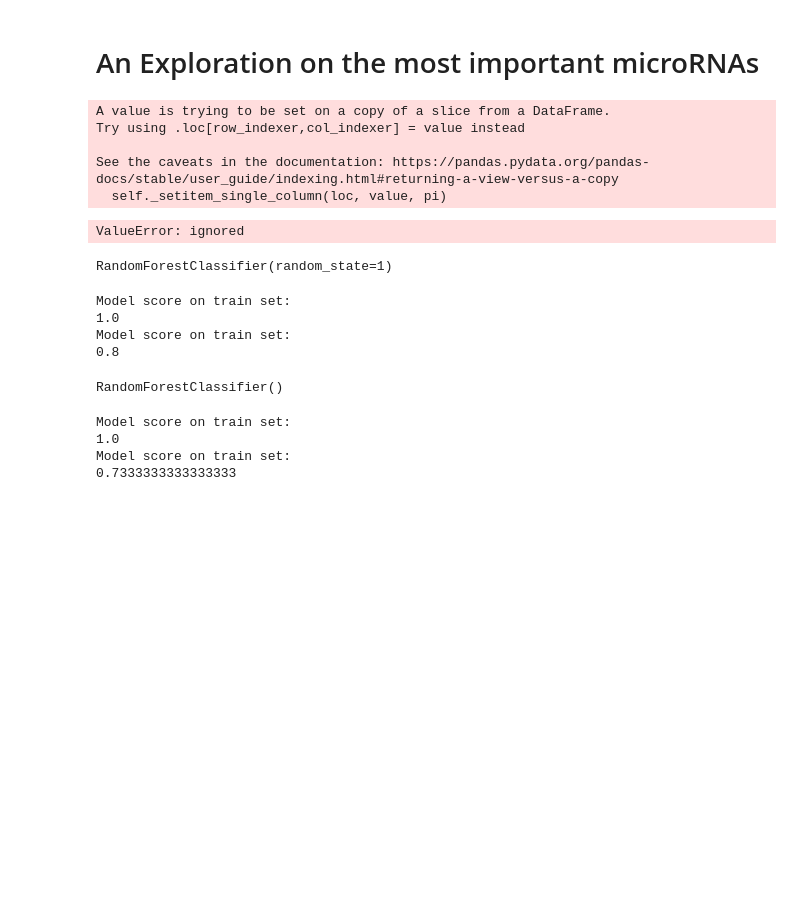
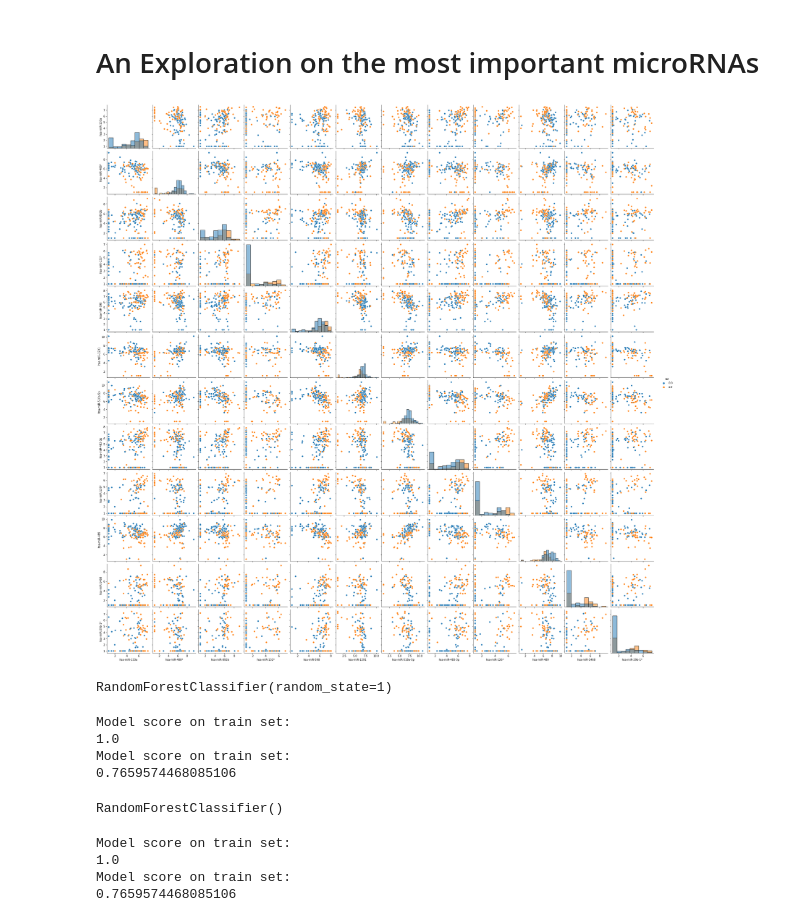
Before and after one commit to MehrdadSamadishadlou/miR_Signature_MI_GSE61741, a Jupyter notebook: log2_RF_XGB.ipynb, the cells around one changed output. Saved outputs shown, nothing was run; the diff lists cells and outputs as text; code cells hidden in the pictures; blank space fills up the shorter version.

```diff
--- a/log2_RF_XGB.ipynb
+++ b/log2_RF_XGB.ipynb
@@ -374,19 +337,5 @@ array(['hsa-miR-133a', 'hsa-miR-488*', 'hsa-miR-892b', 'hsa-miR-132*'],
 # %% [markdown]
 # An Exploration on the most important microRNAs
 # %%
-df_shortlist=df[['hsa-miR-133a', 'hsa-miR-488*', 'hsa-miR-892b', 'hsa-miR-132*', 'hsa-miR-489', 'hsa-miR-598',
- 'hsa-miR-1291', 'hsa-miR-518a-5p', 'hsa-miR-483-3p', 'hsa-miR-126*', 'hsa-miR-489', 'hsa-miR-598',
- 'hsa-miR-892b', 'hsa-miR-1468', 'hsa-miR-29b-1*','SD']]
+important_mirs = ['hsa-miR-133a', 'hsa-miR-488*', 'hsa-miR-892b', 'hsa-miR-132*', 'hsa-miR-598',
+ 'hsa-miR-1291', 'hsa-miR-518a-5p', 'hsa-miR-483-3p', 'hsa-miR-126*', 'hsa-miR-489', 'hsa-miR-1468', 'hsa-miR-29b-1*']
-# %%
-df_shortlist.loc[df_shortlist['SD'] == 1.0, 'SD'] = 'MI'
-df_shortlist.loc[df_shortlist['SD'] == 0.0, 'SD'] = 'Healthy'
-# %% [output]
-A value is trying to be set on a copy of a slice from a DataFrame.
-Try using .loc[row_indexer,col_indexer] = value instead
-
-See the caveats in the documentation: https://pandas.pydata.org/pandas-docs/stable/user_guide/indexing.html#returning-a-view-versus-a-copy
-  self._setitem_single_column(loc, value, pi)
-# %%
-sns.pairplot(df_shortlist, hue='SD')
-# %% [output]
-ValueError: ignored
@@ -397,0 +342,5 @@ X_train, X_val, y_train, y_val = train_test_split(X_train_val, y_train_val, test
+# %%
+sns.pairplot(df, vars=important_mirs, hue='SD', diag_kind="hist", palette='tab10')
+plt.savefig('pairplot_12_important_mirs.pdf')
+# %% [output]
+[figure, added]
@@ -404,12 +357,12 @@ RandomForestClassifier(random_state=1)
 print('Model score on train set:')
 print(RFbest.score(X_train, y_train))
 print('Model score on train set:')
-print(RFbest.score(X_val, y_val))
+print(RFbest.score(X_test, y_test))
 # %% [output]
 Model score on train set:
 1.0
 Model score on train set:
-0.8
+0.7659574468085106
 # %%
 GBbest=RandomForestClassifier()
 GBbest.fit(X_train, y_train)
@@ -419,9 +372,9 @@ RandomForestClassifier()
 print('Model score on train set:')
 print(GBbest.score(X_train, y_train))
 print('Model score on train set:')
-print(GBbest.score(X_val, y_val))
+print(GBbest.score(X_test, y_test))
 # %% [output]
 Model score on train set:
 1.0
 Model score on train set:
-0.7333333333333333
+0.7659574468085106
```
Also changed, not shown: parts of 35 cells of this notebook, 1 other file.
